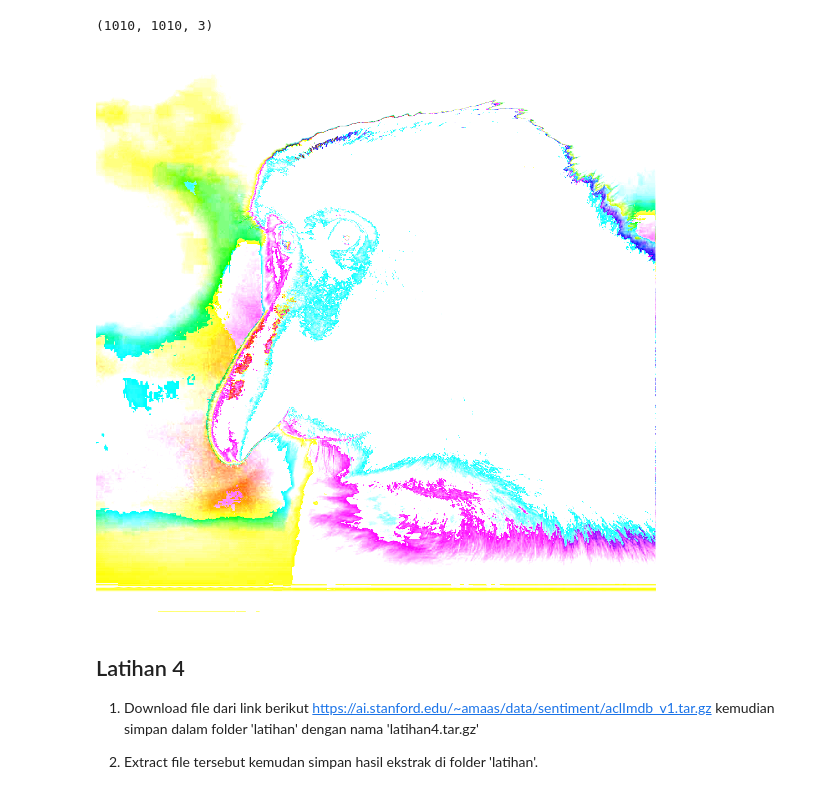
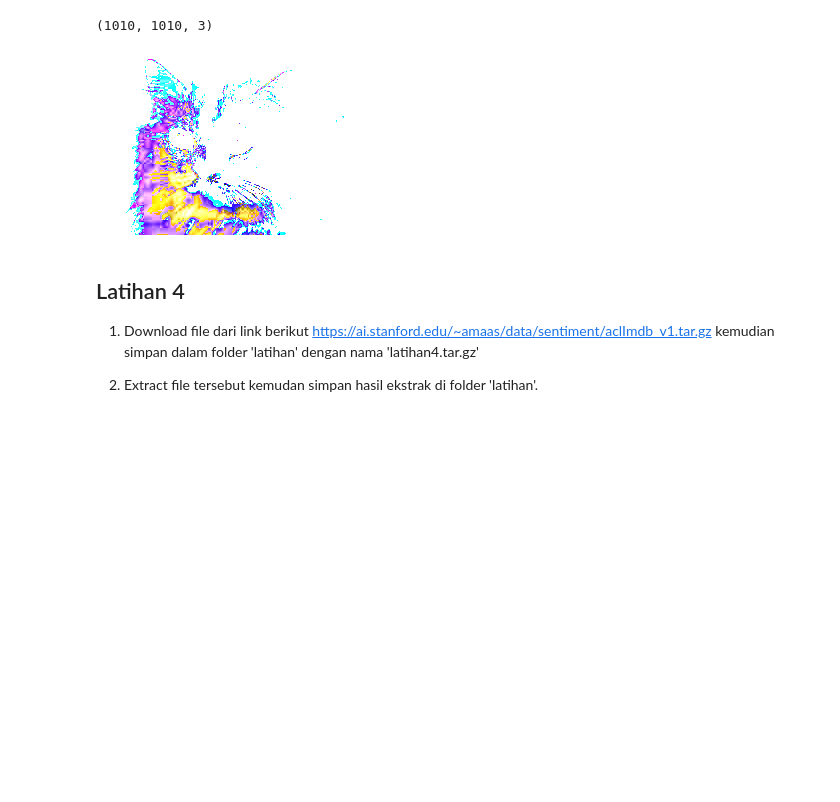
Before and after one commit to Murtadho11/tugas, a Jupyter notebook: Self_learning_Python_6_Handling_AI_Source_of_Power.ipynb, the cells around one changed output. Cells and saved outputs as stored; diff of their text form; code cells hidden in the pictures; blank space fills up the shorter version.

```diff
--- a/Self_learning_Python_6_Handling_AI_Source_of_Power.ipynb
+++ b/Self_learning_Python_6_Handling_AI_Source_of_Power.ipynb
@@ -143,5 +143,5 @@ b'\xff\xd8\xff\xe0\x00\x10JFIF\x00\x01\x01\x01\x00`\x00`\x00\x00\xff\xe1\x00\x80
 import cv2
 from google.colab.patches import cv2_imshow
 # %%
-img_monyetbekantan = cv2.imread('/content/latihan/monyet-bekantan.jpg')
+img_kucing = cv2.imread('/content/sample_data/kucing.jpg')
 # %%
@@ -173,11 +173,11 @@ print(img_monyetbekantan.shape)
 # %% [output]
 (1010, 1010, 3)
 # %%
-edit_monyetbekantan = 9.9 * (img_monyetbekantan + 80)
+edit_kucing = 9.9 * (img_kucing + 80)
 # %%
-cv2_imshow(edit_monyetbekantan)
+cv2_imshow(edit_kucing)
 # %% [output]
-[figure, old version]
+[figure, new version]
 # %% [markdown]
 ## Latihan 4
 
```
Also changed, not shown: parts of 4 cells of this notebook.
